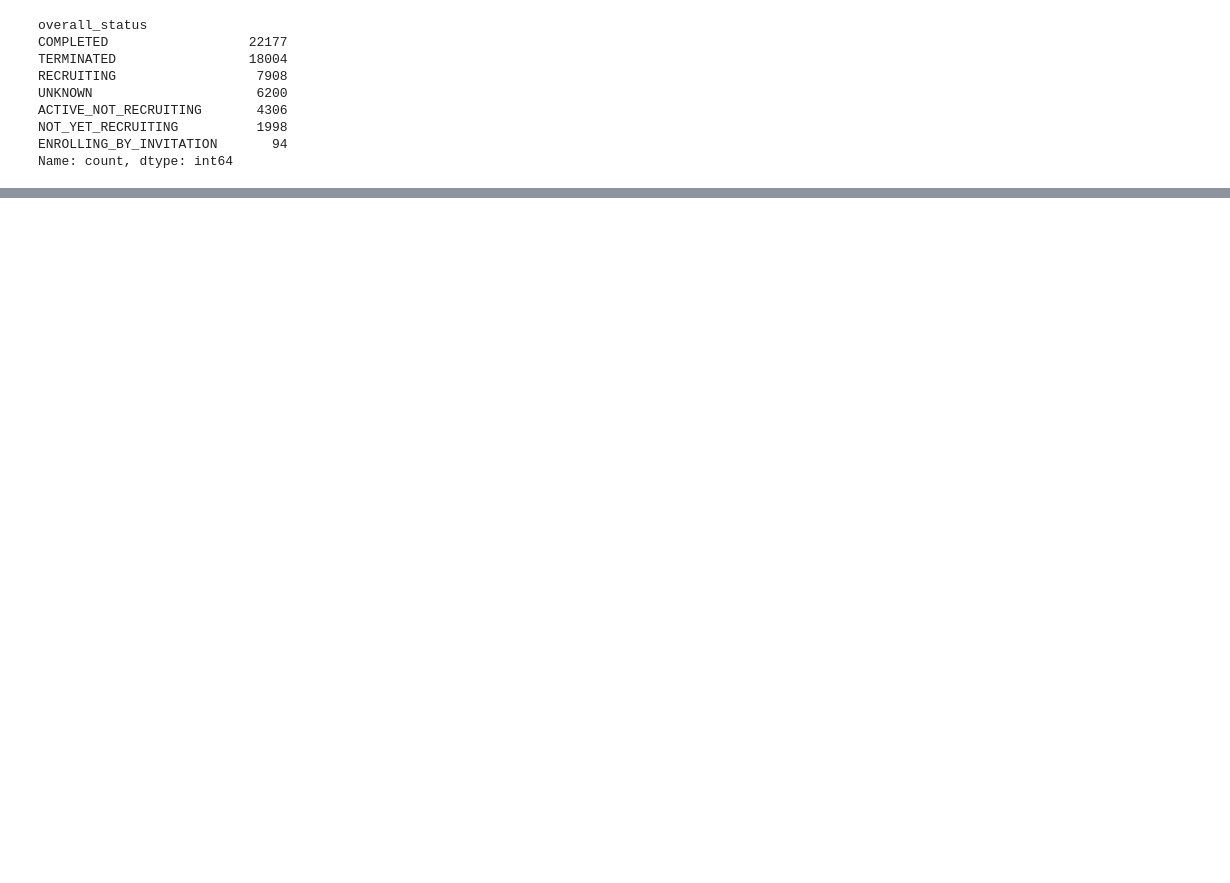
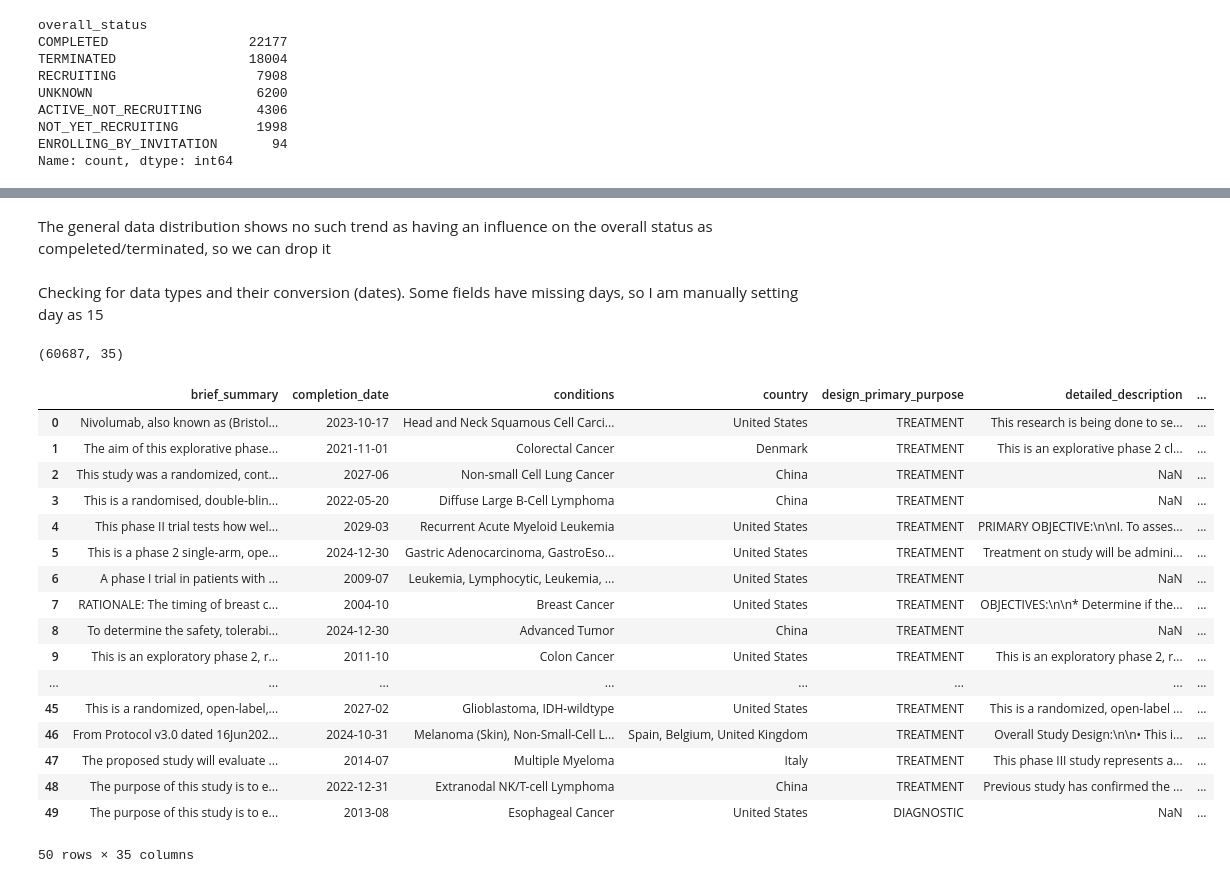
Before and after one commit to HaiderABB/clinical-trials-analysis, a Jupyter notebook: src/clinical-trials.ipynb, the cells around one changed output, grey strips where cells are left out. Cells and saved outputs as stored; diff of their text form; code cells hidden in the pictures; blank space fills up the shorter version.

Commit message:
data cleaning updated

```diff
--- a/src/clinical-trials.ipynb
+++ b/src/clinical-trials.ipynb
@@ -353,0 +370,31 @@ filtered_df[cols_to_save].to_csv('filtered_missing_locations.csv', index=False)
+# %% [markdown]
+The general data distribution shows no such trend as having an influence on the overall status as compeleted/terminated, so we can drop it
+# %%
+df.drop('collaborators', axis=1, inplace=True)
+# %% [markdown]
+Checking for data types and their conversion (dates). Some fields have missing days, so I am manually setting day as 15
+# %%
+df.shape
+# %% [output]
+(60687, 35)
+# %%
+df.head(50)
+# %% [output]
+|  | brief_summary | completion_date | conditions | country | design_primary_purpose | detailed_description | ... |
+| 0 | Nivolumab, also known as (Bristol... | 2023-10-17 | Head and Neck Squamous Cell Carci... | United States | TREATMENT | This research is being done to se... | ... |
+| 1 | The aim of this explorative phase... | 2021-11-01 | Colorectal Cancer | Denmark | TREATMENT | This is an explorative phase 2 cl... | ... |
+| 2 | This study was a randomized, cont... | 2027-06 | Non-small Cell Lung Cancer | China | TREATMENT | NaN | ... |
+| 3 | This is a randomised, double-blin... | 2022-05-20 | Diffuse Large B-Cell Lymphoma | China | TREATMENT | NaN | ... |
+| 4 | This phase II trial tests how wel... | 2029-03 | Recurrent Acute Myeloid Leukemia | United States | TREATMENT | PRIMARY OBJECTIVE:\n\nI. To asses... | ... |
+| 5 | This is a phase 2 single-arm, ope... | 2024-12-30 | Gastric Adenocarcinoma, GastroEso... | United States | TREATMENT | Treatment on study will be admini... | ... |
+| 6 | A phase I trial in patients with ... | 2009-07 | Leukemia, Lymphocytic, Leukemia, ... | United States | TREATMENT | NaN | ... |
+| 7 | RATIONALE: The timing of breast c... | 2004-10 | Breast Cancer | United States | TREATMENT | OBJECTIVES:\n\n* Determine if the... | ... |
+| 8 | To determine the safety, tolerabi... | 2024-12-30 | Advanced Tumor | China | TREATMENT | NaN | ... |
+| 9 | This is an exploratory phase 2, r... | 2011-10 | Colon Cancer | United States | TREATMENT | This is an exploratory phase 2, r... | ... |
+| ... | ... | ... | ... | ... | ... | ... | ... |
+| 45 | This is a randomized, open-label,... | 2027-02 | Glioblastoma, IDH-wildtype | United States | TREATMENT | This is a randomized, open-label ... | ... |
+| 46 | From Protocol v3.0 dated 16Jun202... | 2024-10-31 | Melanoma (Skin), Non-Small-Cell L... | Spain, Belgium, United Kingdom | TREATMENT | Overall Study Design:\n\n• This i... | ... |
+| 47 | The proposed study will evaluate ... | 2014-07 | Multiple Myeloma | Italy | TREATMENT | This phase III study represents a... | ... |
+| 48 | The purpose of this study is to e... | 2022-12-31 | Extranodal NK/T-cell Lymphoma | China | TREATMENT | Previous study has confirmed the ... | ... |
+| 49 | The purpose of this study is to e... | 2013-08 | Esophageal Cancer | United States | DIAGNOSTIC | NaN | ... |
+50 rows × 35 columns
```
Also changed, not shown: parts of 25 cells of this notebook.
